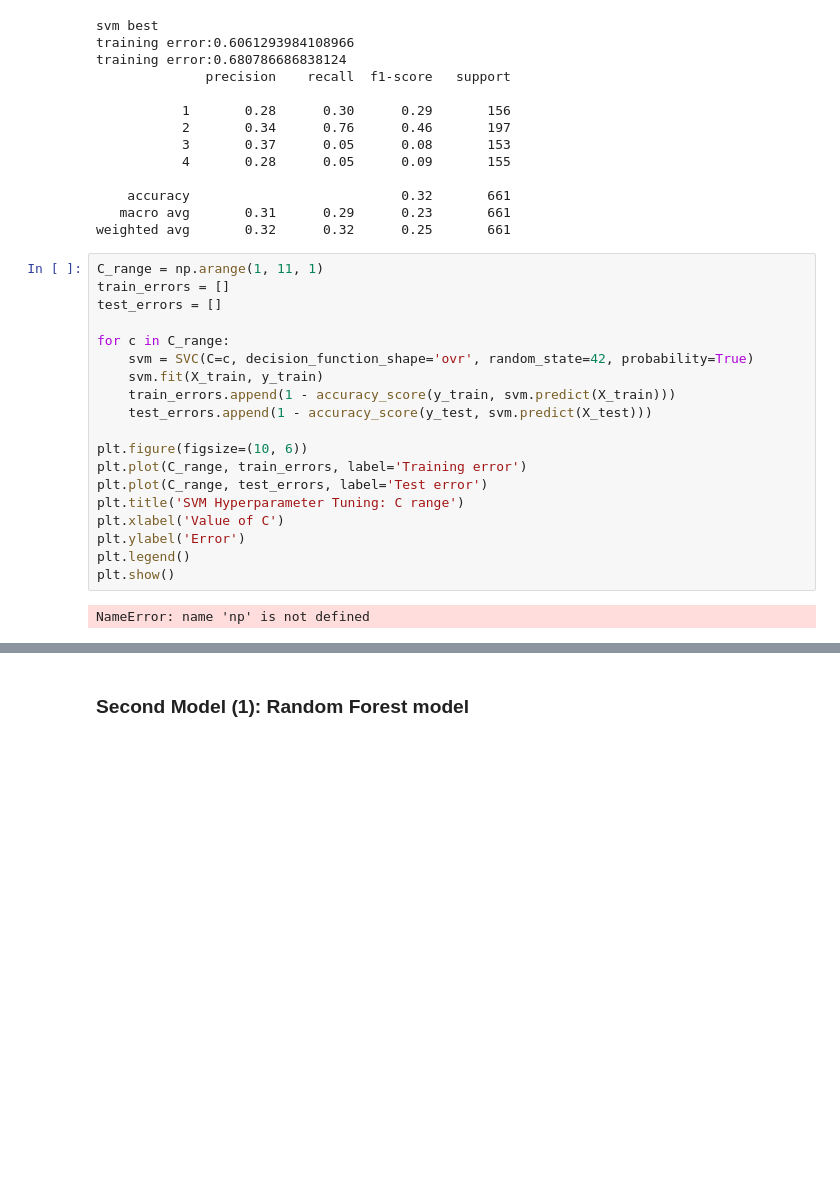
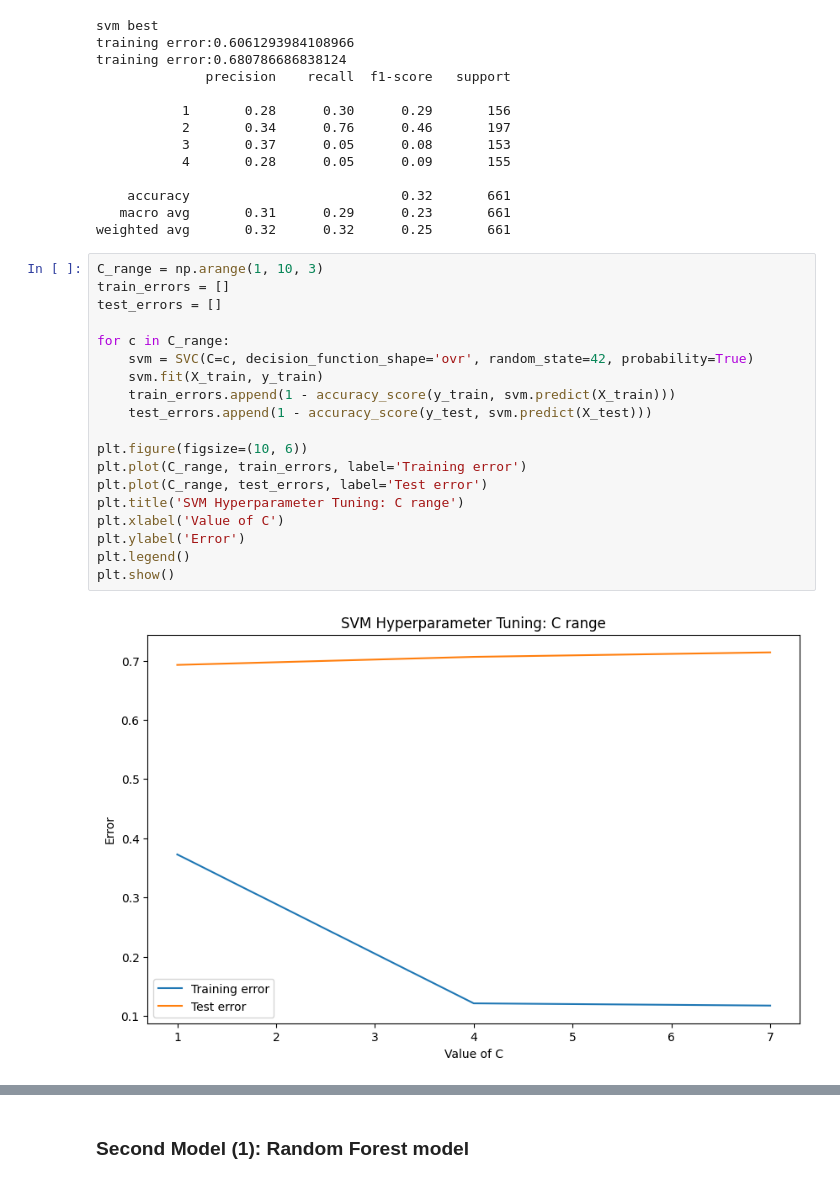
Before and after one commit to GilenW/CSE151A_FINAL_PROJECT, a Jupyter notebook: final_project.ipynb, the cells around one changed output, grey strips where cells are left out. Cells and saved outputs as stored; diff of their text form; blank space fills up the shorter version.

Commit message:
added figures for results

```diff
--- a/final_project.ipynb
+++ b/final_project.ipynb
@@ -552,24 +566,24 @@ training error:0.680786686838124
    macro avg       0.31      0.29      0.23       661
 weighted avg       0.32      0.32      0.25       661
 # %%
-C_range = np.arange(1, 11, 1)
+C_range = np.arange(1, 10, 3)
 train_errors = []
 test_errors = []
 
 for c in C_range:
     svm = SVC(C=c, decision_function_shape='ovr', random_state=42, probability=True)
     svm.fit(X_train, y_train)
     train_errors.append(1 - accuracy_score(y_train, svm.predict(X_train)))
     test_errors.append(1 - accuracy_score(y_test, svm.predict(X_test)))
 
 plt.figure(figsize=(10, 6))
 plt.plot(C_range, train_errors, label='Training error')
 plt.plot(C_range, test_errors, label='Test error')
 plt.title('SVM Hyperparameter Tuning: C range')
 plt.xlabel('Value of C')
 plt.ylabel('Error')
 plt.legend()
 plt.show()
 # %% [output]
-NameError: name 'np' is not defined
+[figure, added]
 # %%
```
Also changed, not shown: parts of 5 cells of this notebook, 6 other files.
